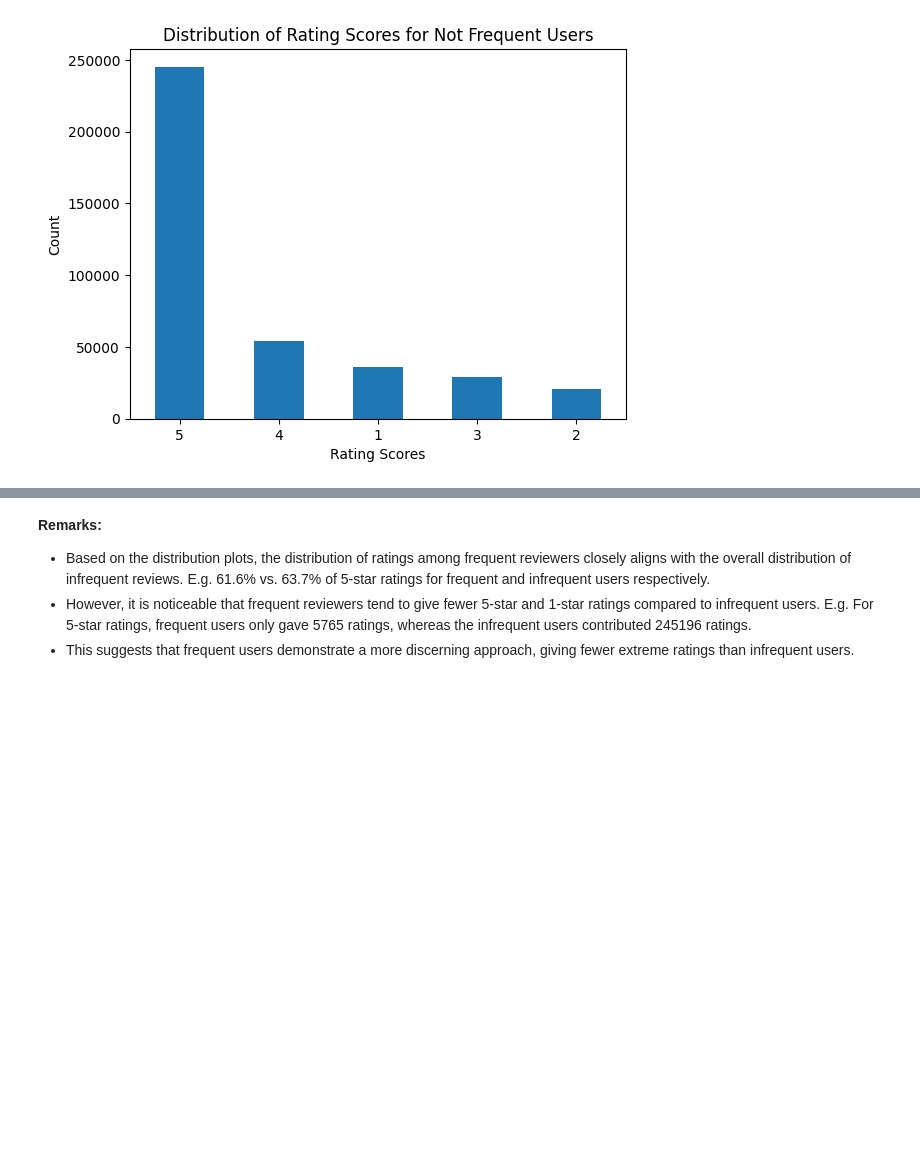
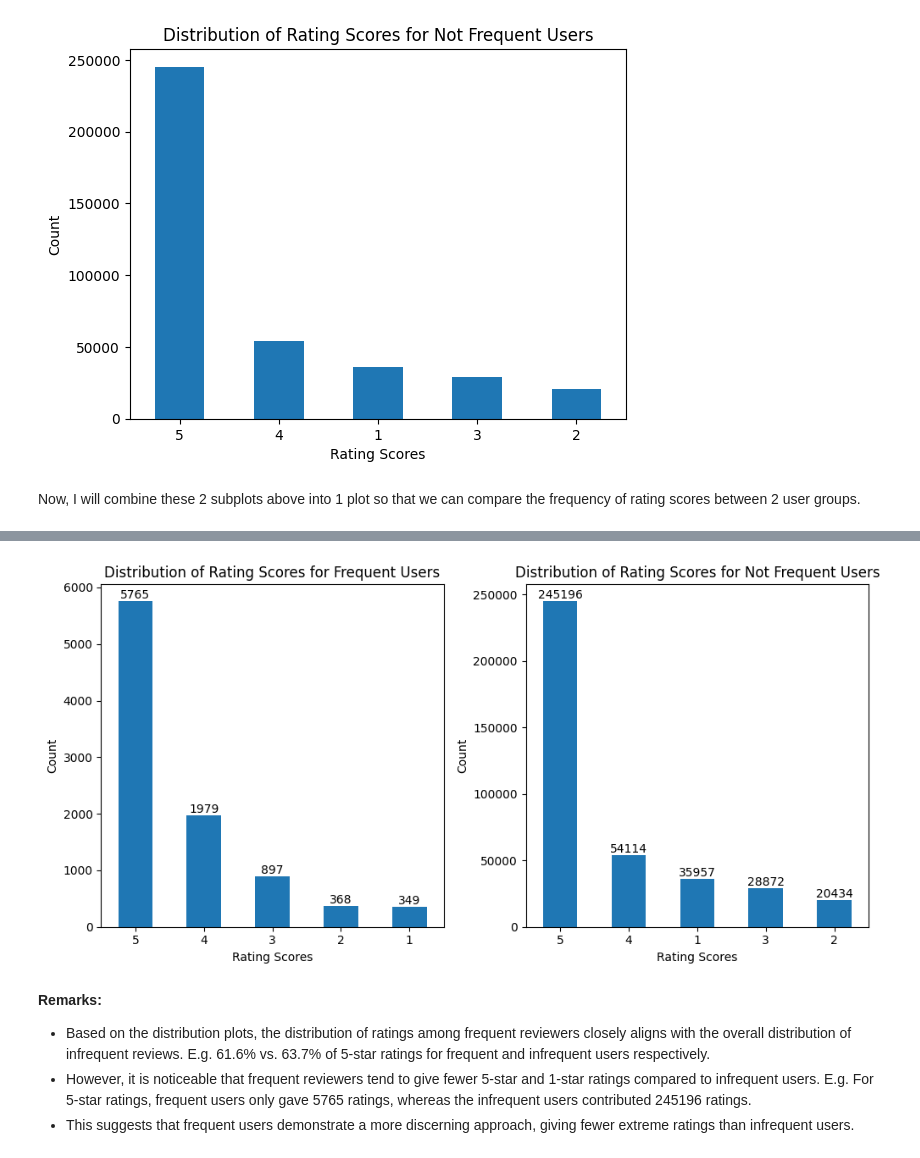
Before and after one commit to longbytes/amazon-reviews-data-analysis, a Jupyter notebook: Amazon_Reviews_Data_Analysis.ipynb, the cells around one changed output, grey strips where cells are left out. Saved outputs shown, nothing was run; the diff lists cells and outputs as text; code cells hidden in the pictures; blank space fills up the shorter version.

```diff
--- a/Amazon_Reviews_Data_Analysis.ipynb
+++ b/Amazon_Reviews_Data_Analysis.ipynb
@@ -670,3 +694,45 @@ plt.xticks(rotation='horizontal')
 plt.show()
 # %% [output]
 [figure]
+# %% [markdown]
+Now, I will combine these 2 subplots above into 1 plot so that we can compare the frequency of rating scores between 2 user groups.
+# %%
+# Create a figure with two subplots
+fig, (ax1, ax2) = plt.subplots(1, 2, figsize=(10, 5))
+
+# Plot 1: Distribution of Rating Scores for Frequent Users
+freq_counts = freq_df['Score'].value_counts()
+freq_counts.plot(kind='bar', ax=ax1)
+ax1.set_xlabel('Rating Scores')
+ax1.set_ylabel('Count')
+ax1.set_title('Distribution of Rating Scores for Frequent Users')
+ax1.set_xticklabels(ax1.get_xticklabels(), rotation='horizontal')
+
+# Add value labels in Plot 1
+for i, v in enumerate(freq_counts):
+    ax1.text(i, v, str(v), ha='center', va='bottom')
+
+# Plot 2: Distribution of Rating Scores for Not Frequent Users
+not_freq_counts = not_freq_df['Score'].value_counts()
+not_freq_counts.plot(kind='bar', ax=ax2)
+ax2.set_xlabel('Rating Scores')
+ax2.set_ylabel('Count')
+ax2.set_title('Distribution of Rating Scores for Not Frequent Users')
+ax2.set_xticklabels(ax2.get_xticklabels(), rotation='horizontal')
+
+# Add value labels in Plot 2
+for i, v in enumerate(not_freq_counts):
+    ax2.text(i, v, str(v), ha='center', va='bottom')
+
+# Adjust the spacing between subplots
+plt.tight_layout()
+
+# Save the plot as an image
+plt.savefig('distribution_ratings.png')
+# Download the image
+from google.colab import files
+files.download('distribution_ratings.png')
+
+# Show the combined plot
+plt.show()
+# %% [output]
@@ -673,3 +741,4 @@ plt.show()
+[figure, added]
 # %% [markdown]
 **Remarks:**
 - Based on the distribution plots, the distribution of ratings among frequent reviewers closely aligns with the overall distribution of infrequent reviews. E.g. 61.6% vs. 63.7% of 5-star ratings for frequent and infrequent users respectively.
```
Also changed, not shown: parts of 6 cells of this notebook.
